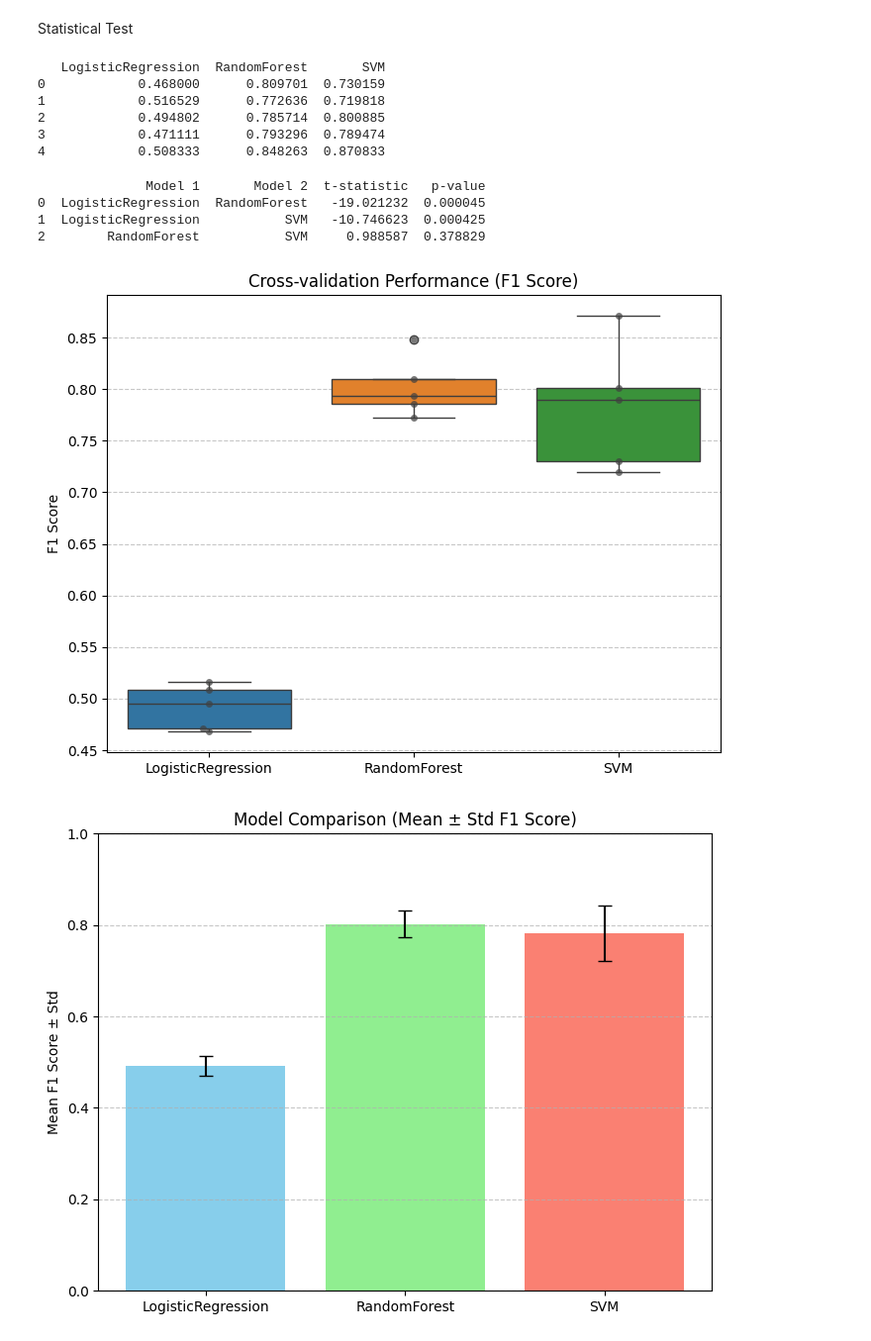
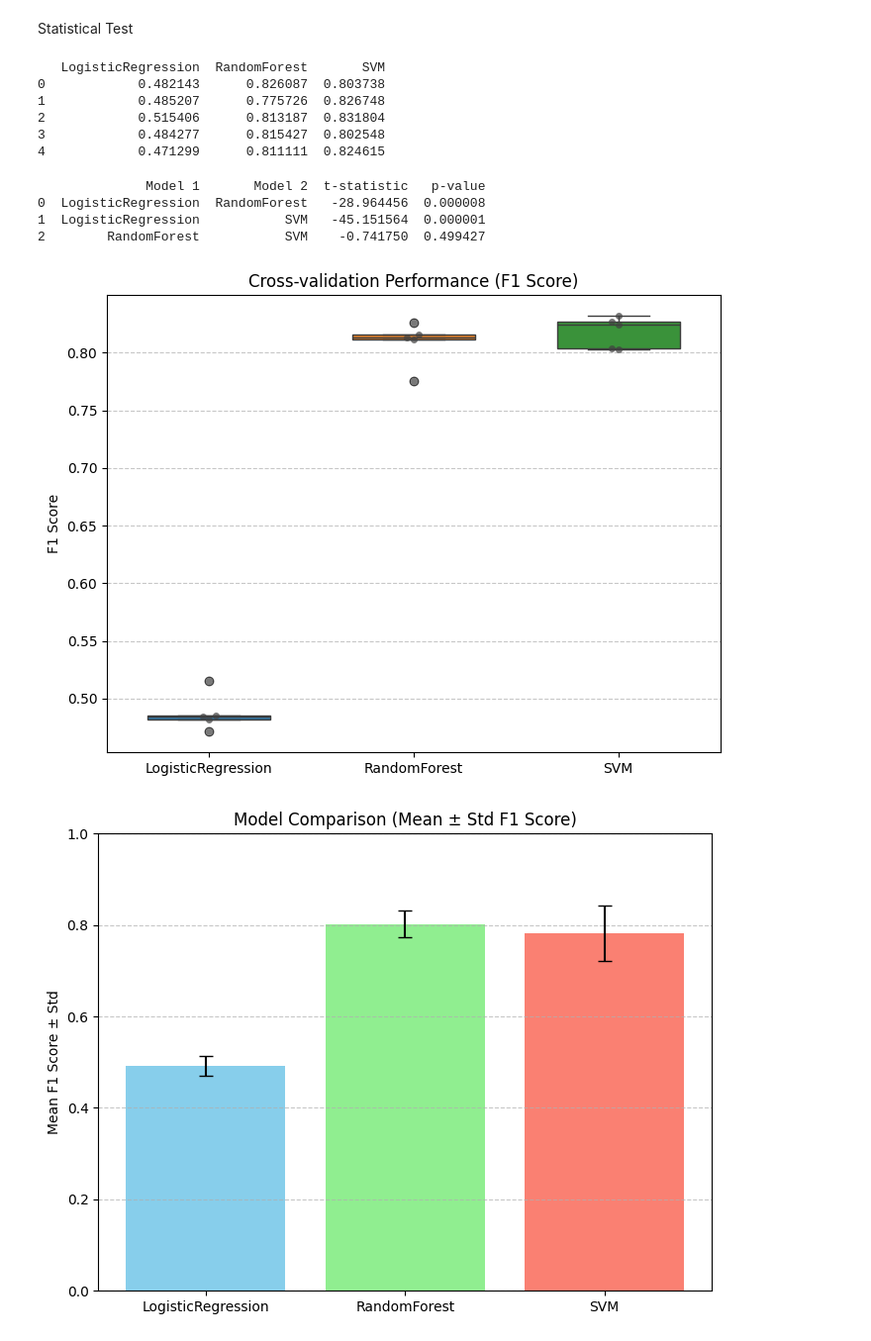
Before and after one commit to Folasewa/Seizure_Onset_Prediction, a Jupyter notebook: seizure_onset_prediction.ipynb, the cells around one changed output. Shown at 99% size. Saved outputs shown, nothing was run; the diff lists cells and outputs as text; code cells hidden in the pictures.

Commit message:
plots

```diff
--- a/seizure_onset_prediction.ipynb
+++ b/seizure_onset_prediction.ipynb
@@ -554,6 +554,7 @@ def train_ml_optimized(X_total, y_total):
 
     cv = StratifiedKFold(n_splits=5, shuffle=True, random_state=42)
     test_f1_scores = {}
+    results = {}
 
     for name in models:
         print(f"\n==== {name} ====")
@@ -592,14 +593,27 @@ def train_ml_optimized(X_total, y_total):
         print(f"Specificity: {specificity_score(y_test, y_test_pred):.4f}")
         print(f"F1 Score:    {f1_score(y_test, y_test_pred):.4f}")
 
+        tuned_pipeline = Pipeline([
+            ('scaler', StandardScaler()),
+            ('pca', PCA()),
+            ('clf', models[name].__class__(**getattr(models[name], 'get_params', lambda: {})()))
+        ])
+
+        tuned_pipeline.set_params(**grid.best_params_)
+        cv_scores = cross_val_score(
+            tuned_pipeline, X_train, y_train, cv=cv, scoring='f1', n_jobs=-1
+        )
+        results[name] = cv_scores
+
 
         if name == 'SVM':
             svm_best_model = best_model
             svm_y_test_pred = y_test_pred
 
-    return svm_best_model, X_test, y_test, svm_y_test_pred, test_f1_scores
+    results_df = pd.DataFrame(results)
+    return svm_best_model, X_test, y_test, svm_y_test_pred, test_f1_scores, results_df
 # %%
-best_model, X_test, y_test, y_test_pred, test_f1_scores = train_ml_optimized(X_bal, y_bal)
+best_model, X_test, y_test, y_test_pred, test_f1_scores, results_df = train_ml_optimized(X_bal, y_bal)
 # %% [output]
 ==== LogisticRegression ====
 Best Params: {'clf__C': 1, 'clf__penalty': 'l2', 'clf__solver': 'lbfgs', 'pca__n_components': 30}
@@ -714,25 +743,14 @@ plt.show()
 # %% [markdown]
 Statistical Test
 # %%
-results = {}
-for name, model in models.items():
-    pipeline = Pipeline([
-        ('scaler', StandardScaler()),
-        ('pca', PCA(n_components=50)),
-        ('clf', model)
-    ])
-    scores = cross_val_score(pipeline, X_bal.reshape(X_bal.shape[0], -1), y_bal, cv=5, scoring='f1')
-    results[name] = scores
-
-results_df = pd.DataFrame(results)
 print(results_df)
 # %% [output]
    LogisticRegression  RandomForest       SVM
-0            0.468000      0.809701  0.730159
-1            0.516529      0.772636  0.719818
-2            0.494802      0.785714  0.800885
-3            0.471111      0.793296  0.789474
-4            0.508333      0.848263  0.870833
+0            0.482143      0.826087  0.803738
+1            0.485207      0.775726  0.826748
+2            0.515406      0.813187  0.831804
+3            0.484277      0.815427  0.802548
+4            0.471299      0.811111  0.824615
 # %%
 model_names = list(results_df.columns)
 comparisons = []
@@ -752,19 +770,19 @@ comparisons_df = pd.DataFrame(comparisons)
 print(comparisons_df)
 # %% [output]
               Model 1       Model 2  t-statistic   p-value
-0  LogisticRegression  RandomForest   -19.021232  0.000045
-1  LogisticRegression           SVM   -10.746623  0.000425
-2        RandomForest           SVM     0.988587  0.378829
+0  LogisticRegression  RandomForest   -28.964456  0.000008
+1  LogisticRegression           SVM   -45.151564  0.000001
+2        RandomForest           SVM    -0.741750  0.499427
 # %%
 plt.figure(figsize=(8, 6))
-sns.boxplot(data=results_df)
-sns.swarmplot(data=results_df, color=".25", alpha=0.7)  # overlay individual points
+sns.boxplot(data=results_df, width =0.6)
+sns.swarmplot(data=results_df,color=".25", alpha=0.7)
 plt.ylabel("F1 Score")
 plt.title("Cross-validation Performance (F1 Score)")
 plt.grid(axis='y', linestyle='--', alpha=0.7)
 plt.show()
 # %% [output]
-[figure, old version]
+[figure, new version]
 # %%
 means = results_df.mean()
 stds = results_df.std()
```
Also changed, not shown: parts of 3 cells of this notebook.
